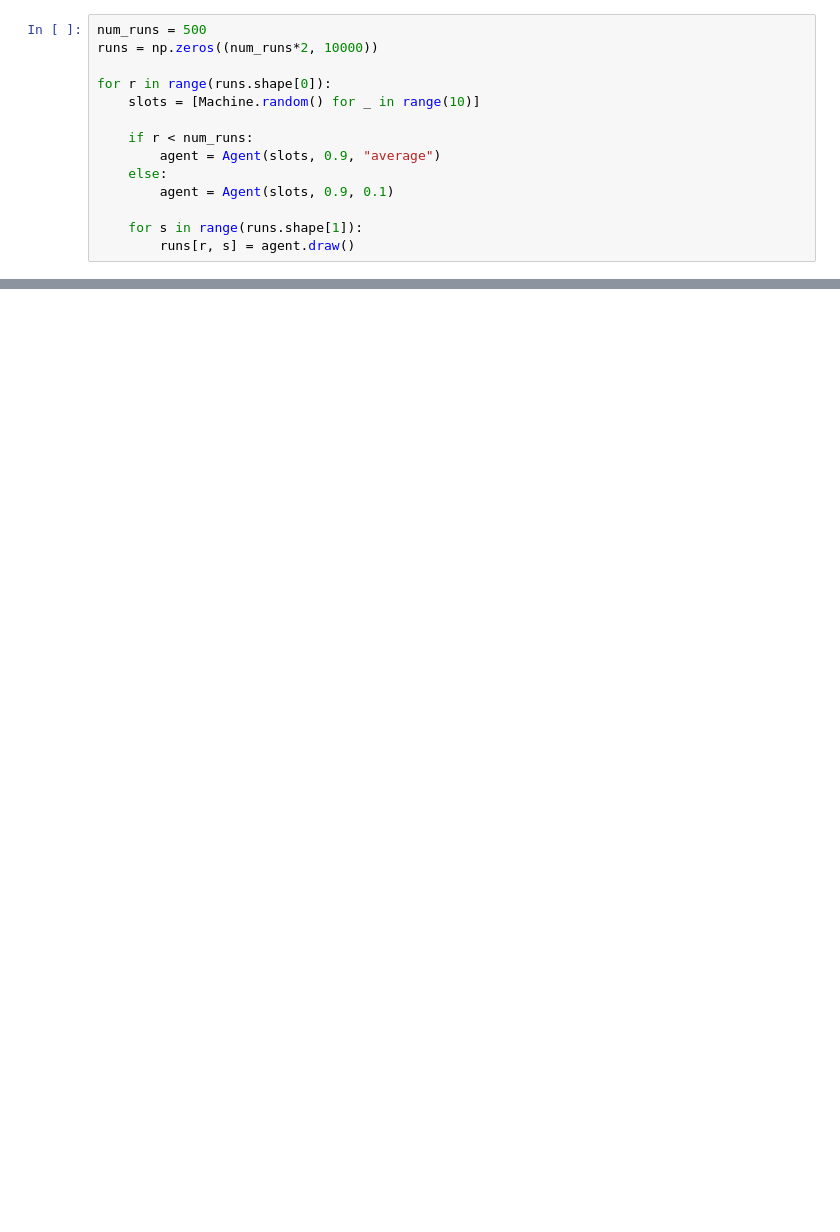
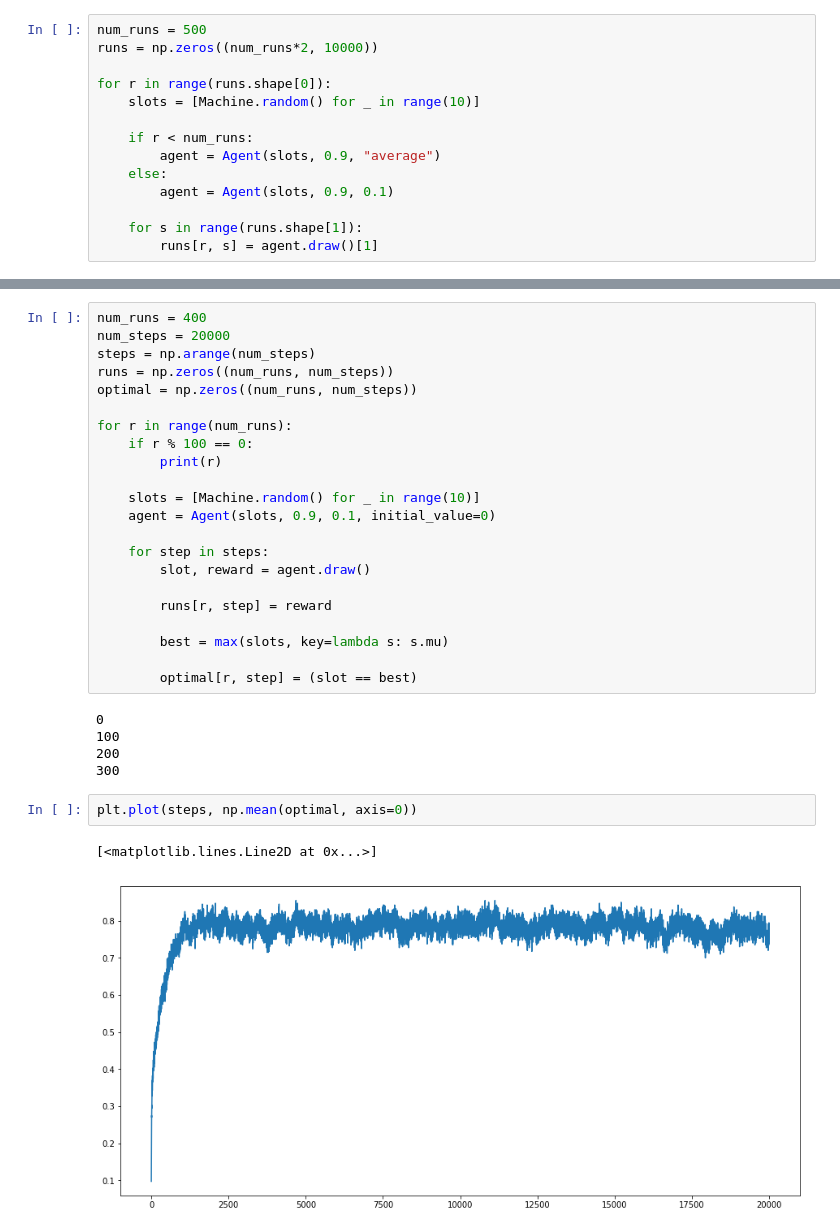
Before and after one commit to wilcoschoneveld/bots, a Jupyter notebook: Bandits.ipynb, the cells around one changed output, grey strips where cells are left out. Cells and saved outputs as stored; diff of their text form; blank space fills up the shorter version.

```diff
--- a/Bandits.ipynb
+++ b/Bandits.ipynb
@@ -39,7 +36,7 @@ for r in range(runs.shape[0]):
         agent = Agent(slots, 0.9, 0.1)
 
     for s in range(runs.shape[1]):
-        runs[r, s] = agent.draw()
+        runs[r, s] = agent.draw()[1]
 # %%
 plt.plot(np.mean(runs[:num_runs], axis=0), label="average")
 plt.plot(np.mean(runs[num_runs:], axis=0), label="constant")
@@ -49,0 +47,32 @@ plt.show()
+# %%
+num_runs = 400
+num_steps = 20000
+steps = np.arange(num_steps)
+runs = np.zeros((num_runs, num_steps))
+optimal = np.zeros((num_runs, num_steps))
+
+for r in range(num_runs):
+    if r % 100 == 0:
+        print(r)
+
+    slots = [Machine.random() for _ in range(10)]
+    agent = Agent(slots, 0.9, 0.1, initial_value=0)
+
+    for step in steps:
+        slot, reward = agent.draw()
+
+        runs[r, step] = reward
+
+        best = max(slots, key=lambda s: s.mu)
+
+        optimal[r, step] = (slot == best)
+# %% [output]
+0
+100
+200
+300
+# %%
+plt.plot(steps, np.mean(optimal, axis=0))
+# %% [output]
+[<matplotlib.lines.Line2D at 0x...>]
+[figure, added]
```
Also changed, not shown: parts of 5 cells of this notebook, 2 other files.
